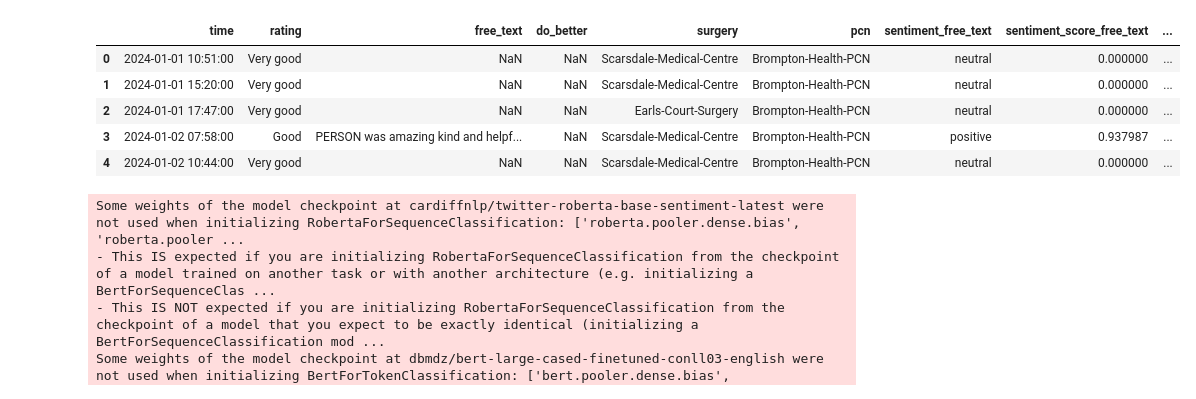
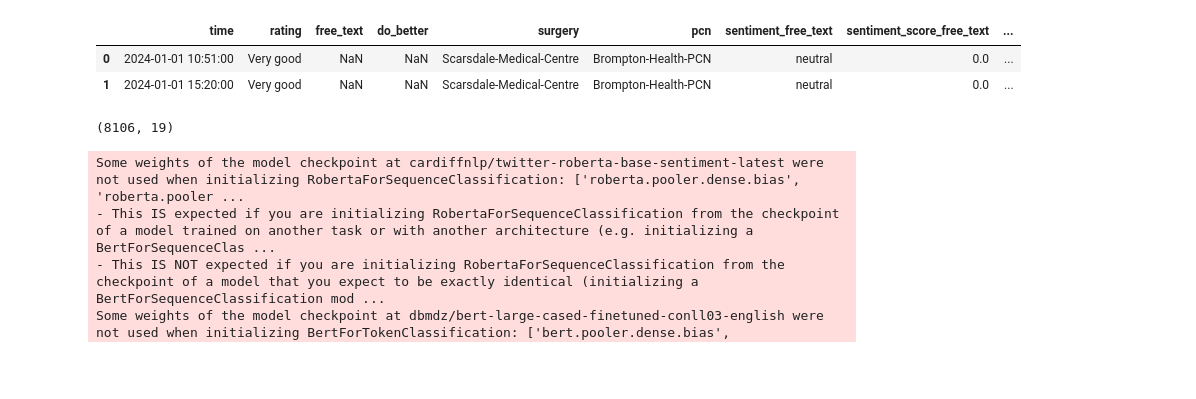
Before and after one commit to janduplessis883/ai-medreview, a Jupyter notebook: notebooks/Naming STAFF.ipynb, the cells around one changed output. Cells and saved outputs as stored; diff of their text form; code cells hidden in the pictures; blank space fills up the shorter version.

```diff
--- a/notebooks/Naming STAFF.ipynb
+++ b/notebooks/Naming STAFF.ipynb
@@ -7,14 +7,15 @@ tqdm.pandas()
 # %%
 data = pd.read_csv('../ai_medreview/data/data.csv')
 # %%
-data.head()
+data.head(2)
 # %% [output]
 |  | time | rating | free_text | do_better | surgery | pcn | sentiment_free_text | sentiment_score_free_text | ... |
-| 0 | 2024-01-01 10:51:00 | Very good | NaN | NaN | Scarsdale-Medical-Centre | Brompton-Health-PCN | neutral | 0.000000 | ... |
-| 1 | 2024-01-01 15:20:00 | Very good | NaN | NaN | Scarsdale-Medical-Centre | Brompton-Health-PCN | neutral | 0.000000 | ... |
-| 2 | 2024-01-01 17:47:00 | Very good | NaN | NaN | Earls-Court-Surgery | Brompton-Health-PCN | neutral | 0.000000 | ... |
-| 3 | 2024-01-02 07:58:00 | Good | PERSON was amazing kind and helpf... | NaN | Scarsdale-Medical-Centre | Brompton-Health-PCN | positive | 0.937987 | ... |
-| 4 | 2024-01-02 10:44:00 | Very good | NaN | NaN | Scarsdale-Medical-Centre | Brompton-Health-PCN | neutral | 0.000000 | ... |
+| 0 | 2024-01-01 10:51:00 | Very good | NaN | NaN | Scarsdale-Medical-Centre | Brompton-Health-PCN | neutral | 0.0 | ... |
+| 1 | 2024-01-01 15:20:00 | Very good | NaN | NaN | Scarsdale-Medical-Centre | Brompton-Health-PCN | neutral | 0.0 | ... |
+# %%
+data.shape
+# %% [output]
+(8106, 19)
 # %%
 from ai_medreview.data import *
 # %% [output]
```
Also changed, not shown: parts of 23 cells of this notebook, 4 other files.
